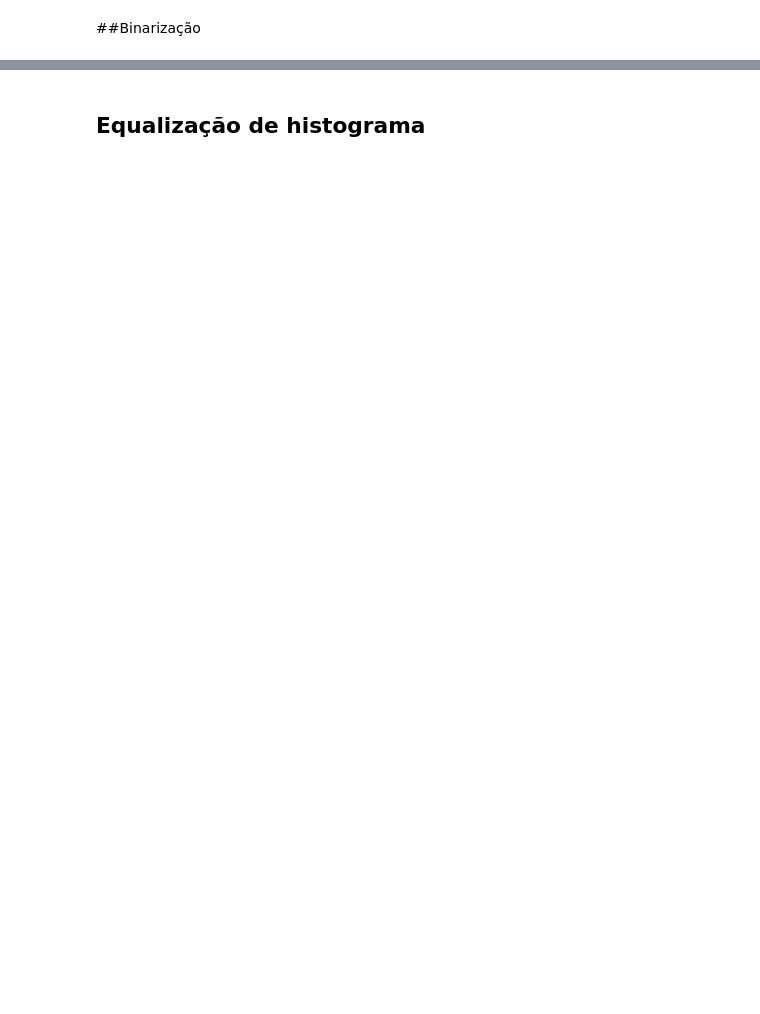
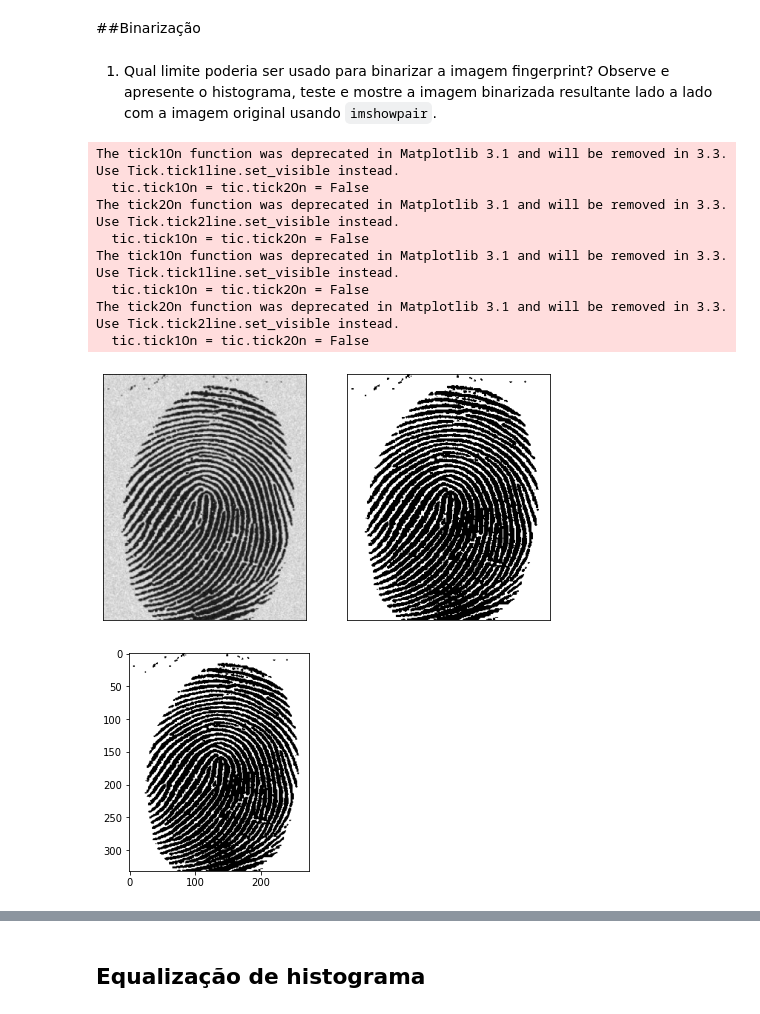
Before and after one commit to victoriafabris/disciplina-dsp-audio-video, a Jupyter notebook: atividade7/atividade_7.ipynb, the cells around one changed output, grey strips where cells are left out. Cells and saved outputs as stored; diff of their text form; code cells hidden in the pictures; blank space fills up the shorter version.

```diff
--- a/atividade7/atividade_7.ipynb
+++ b/atividade7/atividade_7.ipynb
@@ -12,2 +51,34 @@ Nos itens seguintes, quando solicitado a mostrar a imagem resultante, use `imsho
 # %% [markdown]
 ##Binarização
+# %% [markdown]
+1.   Qual limite poderia ser usado para binarizar a imagem fingerprint? Observe e apresente o histograma, teste e mostre a imagem binarizada resultante lado a lado com a imagem original usando `imshowpair`.
+# %%
+lim = 150
+finger_bin = fingerprint > lim
+
+plt.figure(num=2,figsize=(8,10))
+imshowpair.imshowpair(fingerprint,finger_bin,cmap='gray')
+plt.show()
+
+plt.imshow(X=finger_bin, cmap='gray')
+plt.savefig("darker.jpg")
+darker = io.imread('darker.jpg')
+hist_y, hist_x = exposure.histogram(darker)
+fig, (ax1, ax2) = plt.subplots(2, 1, figsize=(8, 10))
+ax1.imshow(darker, cmap=plt.cm.gray)
+ax2.set_title('Histograma')
+ax2.plot(hist_x, hist_y)
+ax2.set_ylim(0,15000)
+ax2.grid()
+plt.show()
+# %% [output]
+The tick1On function was deprecated in Matplotlib 3.1 and will be removed in 3.3. Use Tick.tick1line.set_visible instead.
+  tic.tick1On = tic.tick2On = False
+The tick2On function was deprecated in Matplotlib 3.1 and will be removed in 3.3. Use Tick.tick2line.set_visible instead.
+  tic.tick1On = tic.tick2On = False
+The tick1On function was deprecated in Matplotlib 3.1 and will be removed in 3.3. Use Tick.tick1line.set_visible instead.
+  tic.tick1On = tic.tick2On = False
+The tick2On function was deprecated in Matplotlib 3.1 and will be removed in 3.3. Use Tick.tick2line.set_visible instead.
+  tic.tick1On = tic.tick2On = False
+[figure, added]
+[figure, added]
```
Also changed, not shown: parts of 18 cells of this notebook.
